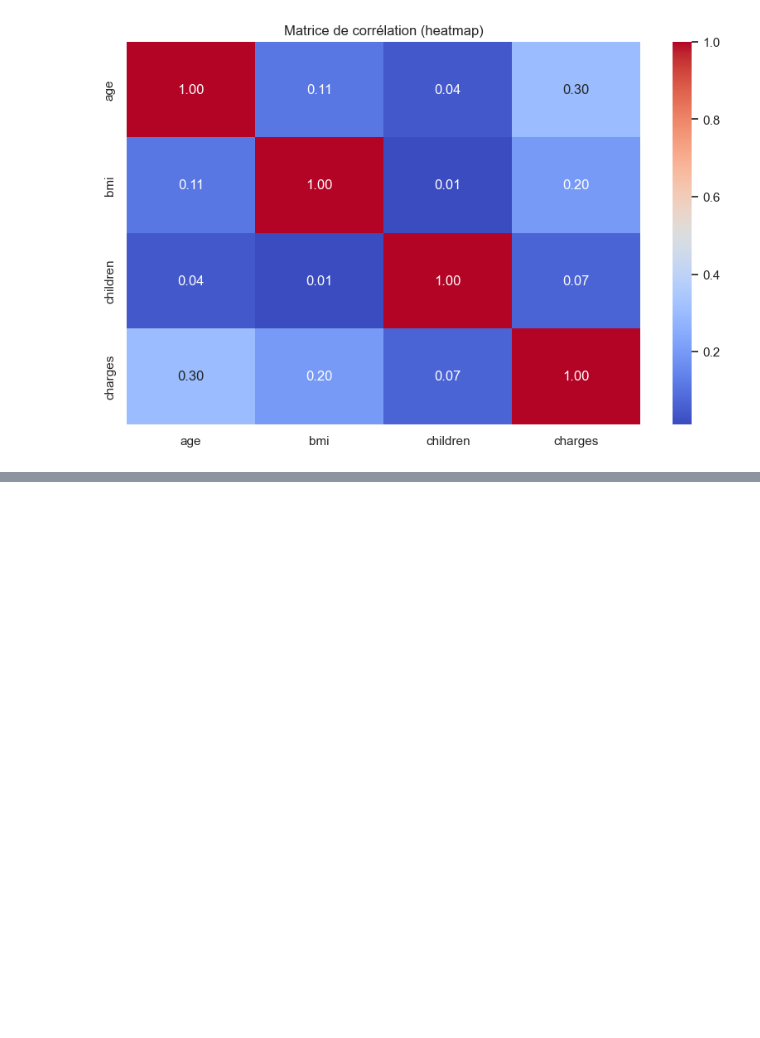
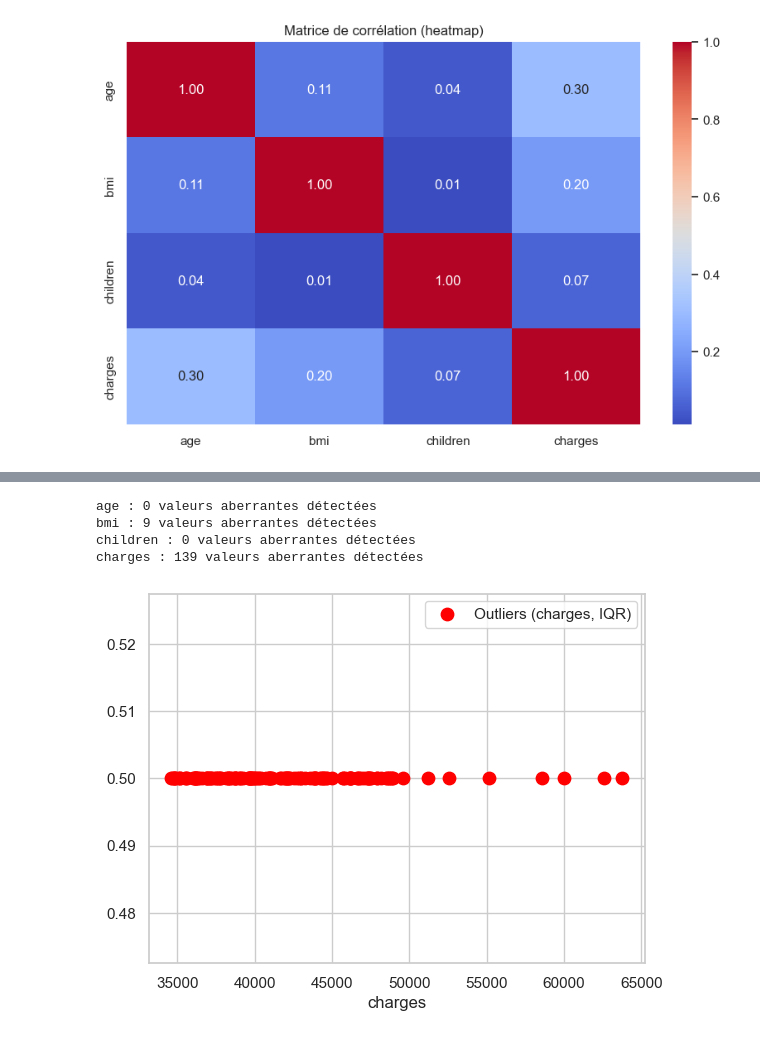
Before and after one commit to BouizmouneSalma/PCDM, a Jupyter notebook: Pcdm.ipynb, the cells around one changed output, grey strips where cells are left out. Saved outputs shown, nothing was run; the diff lists cells and outputs as text; code cells hidden in the pictures; blank space fills up the shorter version.

```diff
--- a/Pcdm.ipynb
+++ b/Pcdm.ipynb
@@ -170,0 +278,27 @@ plt.show()
+# %%
+# IQR method
+outliers_iqr = {}
+
+for col in numeric_cols:
+    Q1 = df[col].quantile(0.25)
+    Q3 = df[col].quantile(0.75)
+    IQR = Q3 - Q1
+    lower_bound = Q1 - 1.5 * IQR
+    upper_bound = Q3 + 1.5 * IQR
+
+    outliers = df[(df[col] < lower_bound) | (df[col] > upper_bound)]
+    outliers_iqr[col] = outliers[col].values
+    print(f"{col} : {outliers.shape[0]} valeurs aberrantes détectées")
+
+col_to_plot = 'charges'
+if len(outliers_iqr[col_to_plot]) > 0:
+    plt.scatter(outliers_iqr[col_to_plot], [0.5]*len(outliers_iqr[col_to_plot]), color="red", label=f"Outliers ({col_to_plot}, IQR)", s=80)
+    plt.xlabel(col_to_plot)
+    plt.legend()
+    plt.show()
+# %% [output]
+age : 0 valeurs aberrantes détectées
+bmi : 9 valeurs aberrantes détectées
+children : 0 valeurs aberrantes détectées
+charges : 139 valeurs aberrantes détectées
+[figure, added]
```
Also changed, not shown: parts of 8 cells of this notebook.
